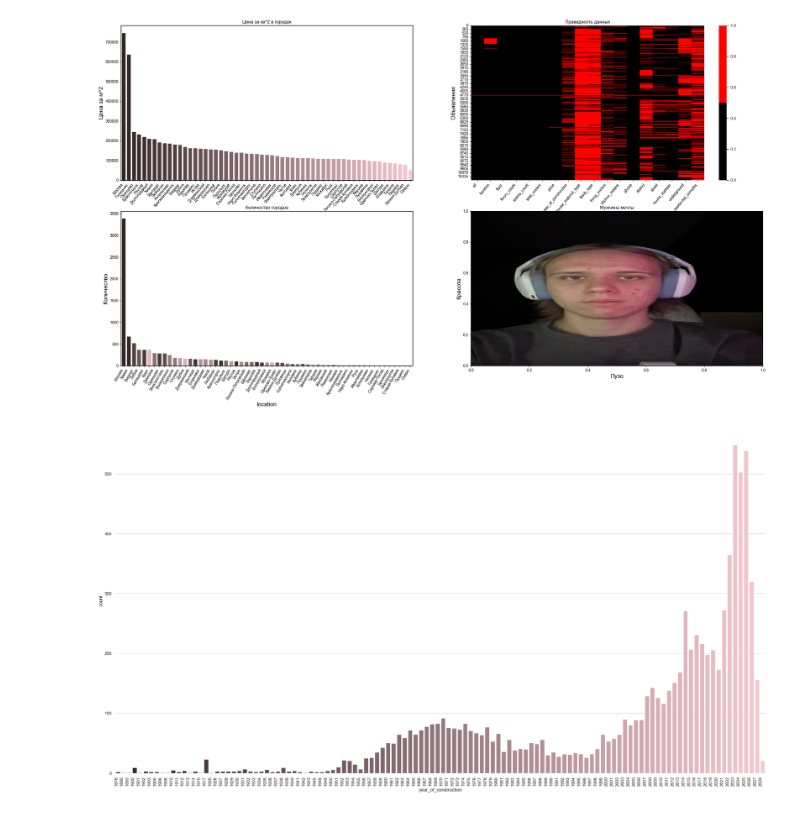
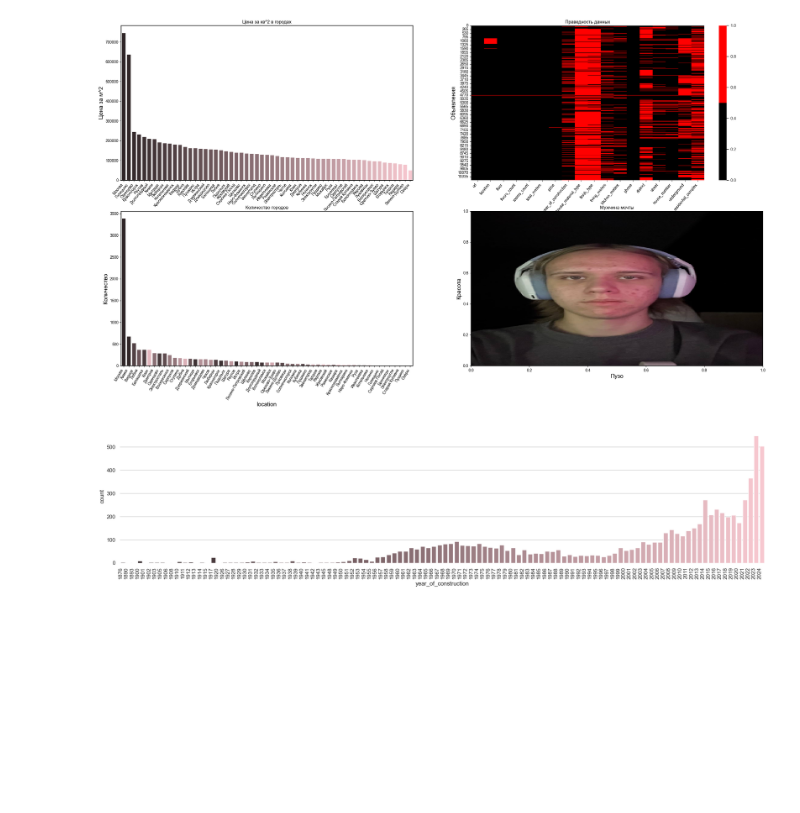
Before and after one commit to Kent4r/bazyak, a Jupyter notebook: main.ipynb, the cells around one changed output. Saved outputs shown, nothing was run; the diff lists cells and outputs as text; code cells hidden in the pictures; blank space fills up the shorter version.

```diff
--- a/main.ipynb
+++ b/main.ipynb
@@ -101,12 +101,12 @@ plt.show()
 # %%
 dash = pd.read_csv('years_count.csv')
 
-plt.subplots(figsize=(30,16))
+plt.subplots(figsize=(24,5))
 
 plot = sns.barplot(x='year_of_construction', y='count', data=dash, palette='dark:pink', orient='v')
 plot.set_xticklabels(plot.get_xticklabels(), rotation=90, ha='right')
 sns.despine(left=True, bottom=True)
 
 plt.show()
 # %% [output]
-[figure, old version]
+[figure, new version]
```
